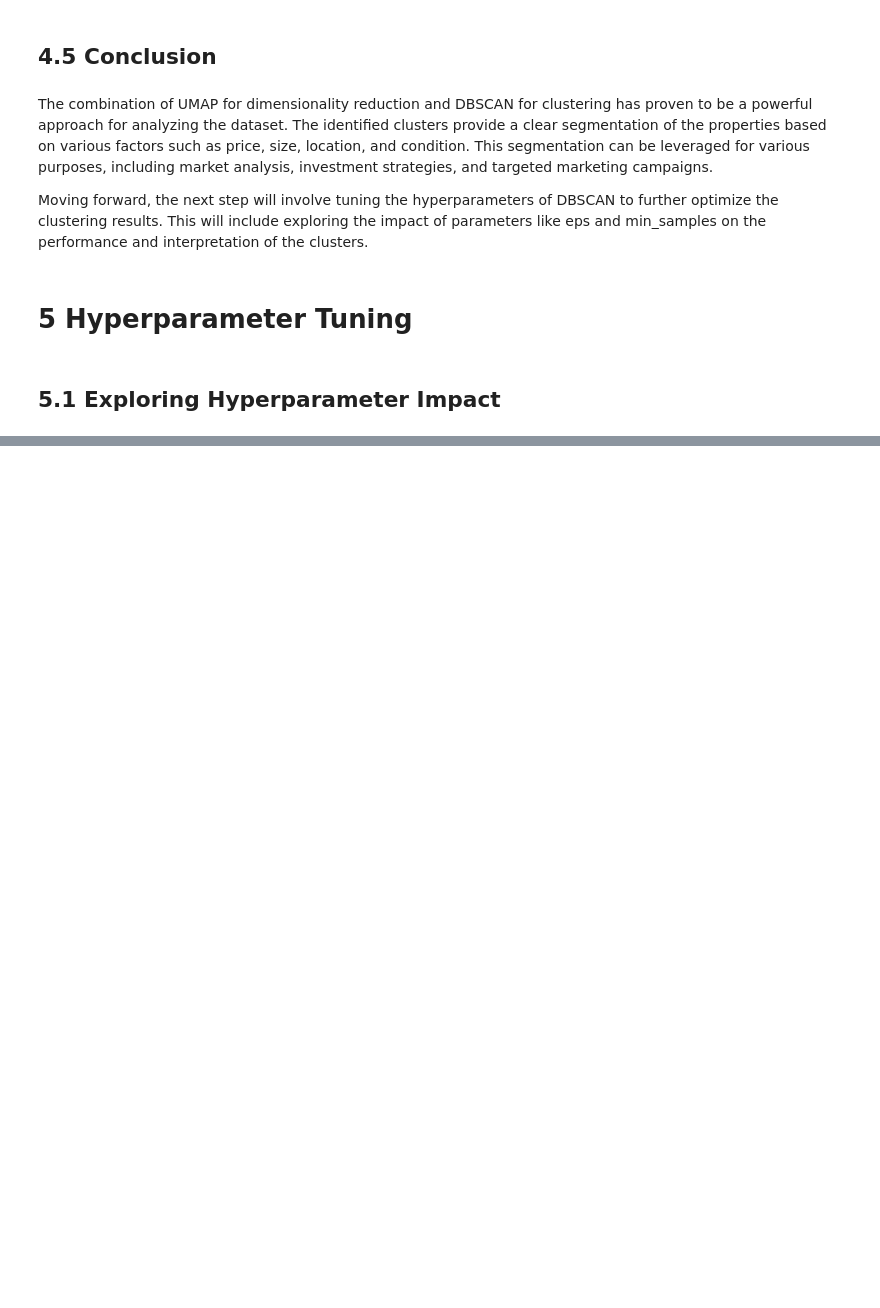
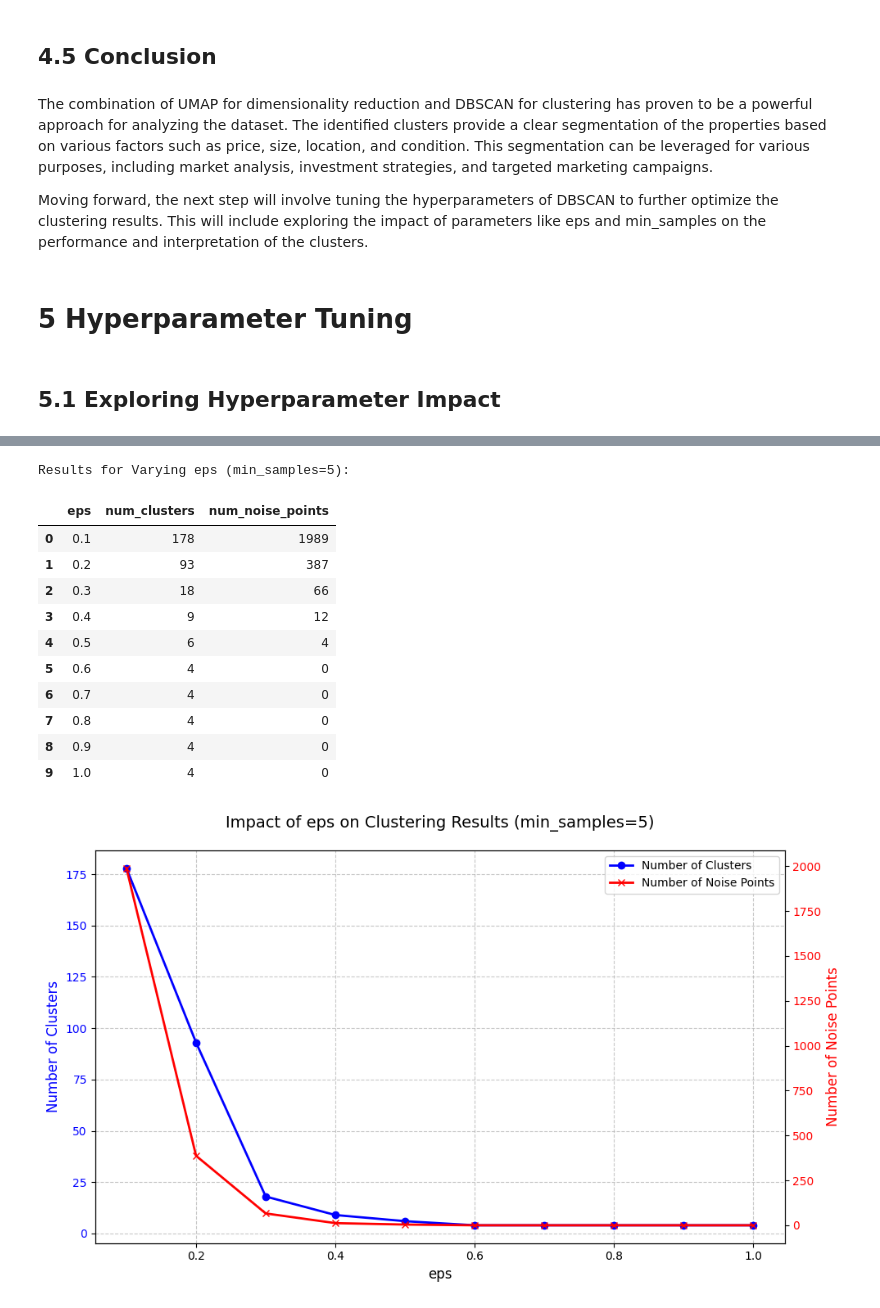
Before and after one commit to OusmaneMomboMombo/housing-cluster-analysis, a Jupyter notebook: house_sales_analysis.ipynb, the cells around one changed output, grey strips where cells are left out. Cells and saved outputs as stored; diff of their text form; code cells hidden in the pictures; blank space fills up the shorter version.

```diff
--- a/house_sales_analysis.ipynb
+++ b/house_sales_analysis.ipynb
@@ -607,0 +654,76 @@ Moving forward, the next step will involve tuning the hyperparameters of DBSCAN
+# %%
+import matplotlib.pyplot as plt
+from sklearn.cluster import DBSCAN
+import pandas as pd
+
+# Define the range of eps values
+eps_values = [0.1, 0.2, 0.3, 0.4, 0.5, 0.6, 0.7, 0.8, 0.9, 1.0]
+min_samples = 5  # Fixed value
+
+# Store results
+results = []
+
+# Run DBSCAN for each eps value
+for eps in eps_values:
+    dbscan = DBSCAN(eps=eps, min_samples=min_samples)
+    clusters = dbscan.fit_predict(df_umap)
+
+    # Count clusters and noise points
+    num_clusters = len(set(clusters)) - (1 if -1 in clusters else 0)
+    num_noise_points = list(clusters).count(-1)
+
+    # Append results
+    results.append({
+        'eps': eps,
+        'num_clusters': num_clusters,
+        'num_noise_points': num_noise_points
+    })
+
+# Convert results to a DataFrame
+results_df = pd.DataFrame(results)
+
+# Display the DataFrame
+print("Results for Varying eps (min_samples=5):")
+display(results_df)
+
+# Plot the results
+fig, ax1 = plt.subplots(figsize=(10, 6))
+
+# Plot number of clusters
+ax1.plot(results_df['eps'], results_df['num_clusters'], label="Number of Clusters", color="blue", marker="o", linestyle="-", linewidth=2)
+ax1.set_xlabel("eps", fontsize=12)
+ax1.set_ylabel("Number of Clusters", color="blue", fontsize=12)
+ax1.tick_params(axis='y', labelcolor="blue")
+ax1.grid(True, linestyle="--", alpha=0.7)
+
+# Add secondary axis for noise points
+ax2 = ax1.twinx()
+ax2.plot(results_df['eps'], results_df['num_noise_points'], label="Number of Noise Points", color="red", marker="x", linestyle="-", linewidth=2)
+ax2.set_ylabel("Number of Noise Points", color="red", fontsize=12)
+ax2.tick_params(axis='y', labelcolor="red")
+
+# Add title and legend
+plt.title("Impact of eps on Clustering Results (min_samples=5)", fontsize=14, pad=20)
+
+# Combine legends from both axes
+lines1, labels1 = ax1.get_legend_handles_labels()
+lines2, labels2 = ax2.get_legend_handles_labels()
+ax1.legend(lines1 + lines2, labels1 + labels2, loc="upper right", fontsize=10)
+
+# Adjust layout
+fig.tight_layout()
+plt.show()
+# %% [output]
+Results for Varying eps (min_samples=5):
+|  | eps | num_clusters | num_noise_points |
+| 0 | 0.1 | 178 | 1989 |
+| 1 | 0.2 | 93 | 387 |
+| 2 | 0.3 | 18 | 66 |
+| 3 | 0.4 | 9 | 12 |
+| 4 | 0.5 | 6 | 4 |
+| 5 | 0.6 | 4 | 0 |
+| 6 | 0.7 | 4 | 0 |
+| 7 | 0.8 | 4 | 0 |
+| 8 | 0.9 | 4 | 0 |
+| 9 | 1.0 | 4 | 0 |
+[figure, added]
```
Also changed, not shown: parts of 19 cells of this notebook.
